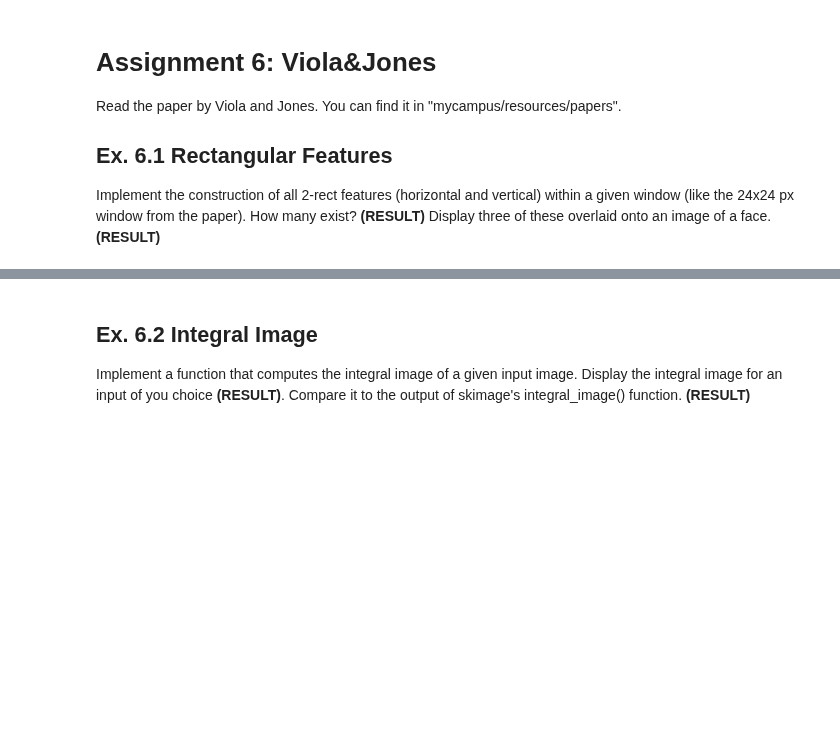
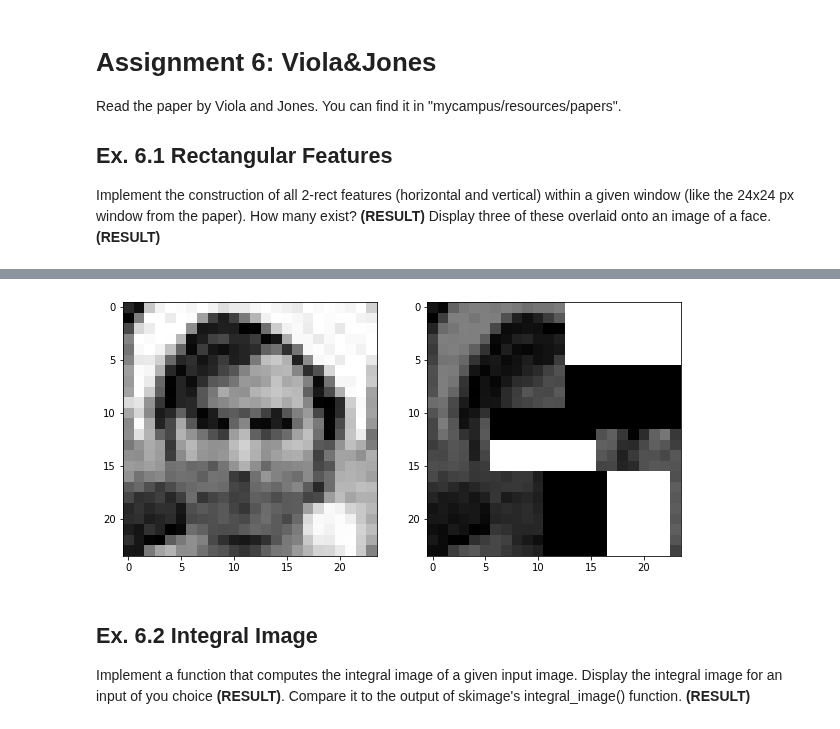
Before and after one commit to jneuendorf/cv1920_assignments, a Jupyter notebook: 06_ViolaJones.ipynb, the cells around one changed output, grey strips where cells are left out. Cells and saved outputs as stored; diff of their text form; code cells hidden in the pictures; blank space fills up the shorter version.

```diff
--- a/06_ViolaJones.ipynb
+++ b/06_ViolaJones.ipynb
@@ -96,0 +105,92 @@ Number of features = 1152
+# %%
+from collections import defaultdict
+from multiprocessing import Pool
+
+from skimage import io, color
+from tqdm import tqdm
+
+
+face_rgb = io.imread('images/face_taco.jpg')
+face = color.rgb2gray(face_rgb)
+
+size = face.shape[0]
+half = size // 2
+
+def task(img_segment, y0, x0):
+    h, w = img_segment.shape
+    results = []
+    for y in range(y0, y0 + h):
+        for x in range(x0, x0 + w):
+            for feature in two_rect_features:
+                fh, fw = feature.shape
+                if x + fw <= size and y + fh <= size:
+                    val = feature_val(face, x, y, feature)
+                    results.append((x, y, feature, val))
+    return results
+
+with Pool() as pool:
+    feature_values_2d = pool.starmap(
+        task,
+        # Image quadrants. Unequal computation load but something...
+        [
+            (face[:half, :half], 0, 0),
+            (face[half:, :half], half, 0),
+            (face[:half, half:], 0, half),
+            (face[half:, half:], half, half),
+        ],
+    )
+
+def get_best_feature(feature_values):
+    return sorted(
+        # Select features with 2x2 <= size <= 10x10 to be able to see them on the grayscale image.
+        [
+            tup
+            for tup in feature_values
+            if (
+                tup[2].shape[0] >= 4
+                and tup[2].shape[1] >= 8
+                and tup[2].shape[0] <= 12
+                and tup[2].shape[1] <= 12
+            )
+        ],
+        key=lambda tup: tup[-1],
+        reverse=True,
+    )[0]
+
+
+# # Show feature per quadrant.
+# print(len(feature_values_2d[0]), len(feature_values_2d[1]), len(feature_values_2d[2]), len(feature_values_2d[3]))
+
+# # Find index of eye-matching feature.
+# for i, t in enumerate(feature_values_2d[0]):
+#     x, y, f, v = t
+#     h, w = f.shape
+#     if h == 6 and w == 10 and x == 6 and y == 10:
+#         print(i)
+#         print(x, y, f.shape, v)
+
+best_features = [
+    # Arbitrarily picked the feature matching the eye region. It has a surprinsingly low value though...
+    feature_values_2d[0][88015],
+    get_best_feature(feature_values_2d[1]),
+    get_best_feature(feature_values_2d[2]),
+]
+
+face_with_features = np.copy(face) * 0.5
+print('Feature coords and shapes:')
+for x, y, feature, _ in best_features:
+    fh, fw = feature.shape
+    print(x, y, feature.shape)
+    # Subtract 1 from black region, add 1 to white region.
+    face_with_features[y:(y + fh), x:(x + fw)] += feature
+face_with_features = np.clip(face_with_features, 0, 1)
+
+fig = plt.figure(figsize=(10, 5), dpi=72)
+fig.tight_layout()
+ax1 = plt.subplot(1, 2, 1)
+ax2 = plt.subplot(1, 2, 2)
+ax1.imshow(face, cmap='gray')
+ax2.imshow(face_with_features, cmap='gray')
+
+None
+# %% [output]
@@ -97,3 +201,4 @@ Number of features = 1152
+[figure, added]
 # %% [markdown]
 ## Ex. 6.2 Integral Image
 Implement a function that computes the integral image of a given input image. Display the integral image for an input of you choice **(RESULT)**. Compare it to the output of skimage's integral_image() function. **(RESULT)**
```
Also changed, not shown: parts of 2 cells of this notebook, 3 other files.
